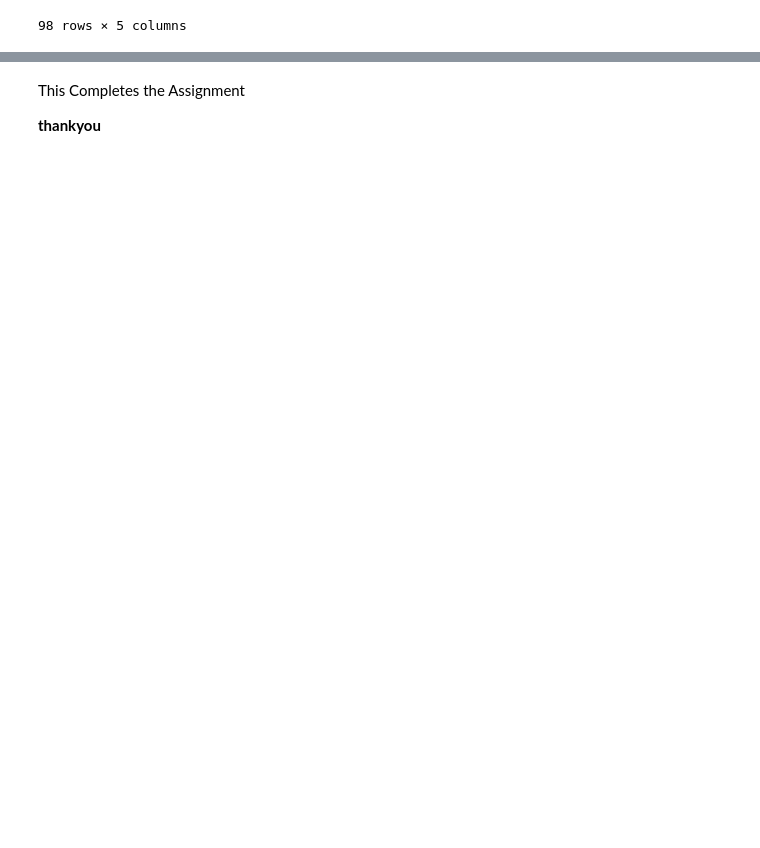
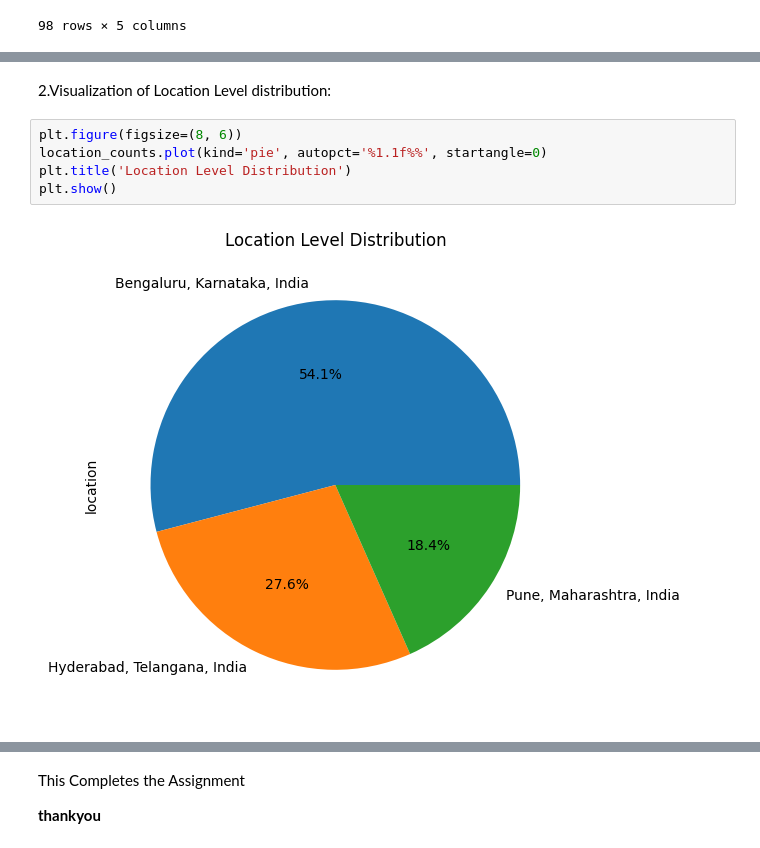
Before and after one commit to Beingruman28/Data_Science, a Jupyter notebook: DS201_Mid_Course_Summative_Assignment_Web_Scraping.ipynb, the cells around one changed output, grey strips where cells are left out. Cells and saved outputs as stored; diff of their text form; blank space fills up the shorter version.

```diff
--- a/DS201_Mid_Course_Summative_Assignment_Web_Scraping.ipynb
+++ b/DS201_Mid_Course_Summative_Assignment_Web_Scraping.ipynb
@@ -189,0 +328,9 @@ df
+# %% [markdown]
+2.Visualization of Location Level distribution:
+# %%
+plt.figure(figsize=(8, 6))
+location_counts.plot(kind='pie', autopct='%1.1f%%', startangle=0)
+plt.title('Location Level Distribution')
+plt.show()
+# %% [output]
+[figure, added]
```
Also changed, not shown: parts of 20 cells of this notebook.
